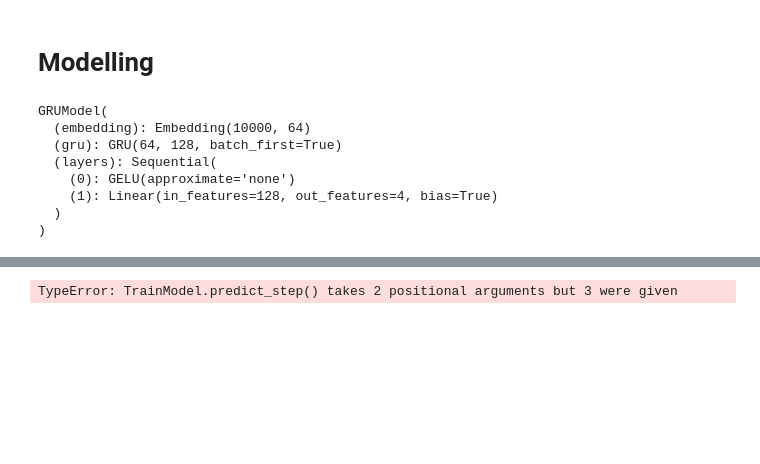
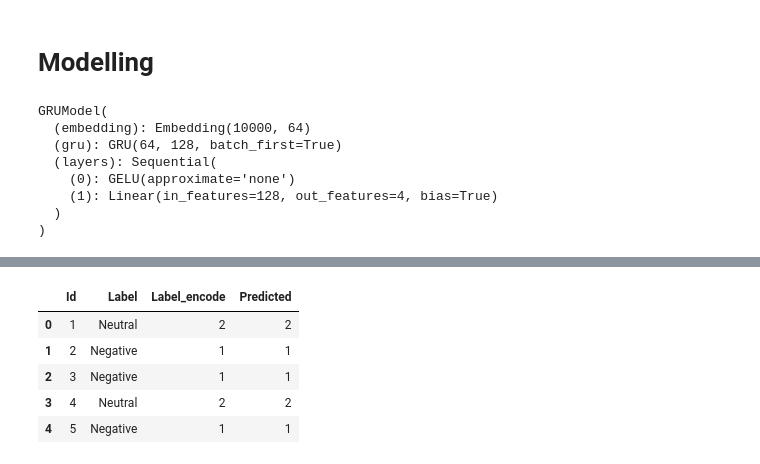
Before and after one commit to anka0501/Sentiment-Analysis, a Jupyter notebook: eda.ipynb, the cells around one changed output, grey strips where cells are left out. Drawn from its saved outputs; the diff is of its cells as text; code cells hidden in the pictures; blank space fills up the shorter version.

```diff
--- a/eda.ipynb
+++ b/eda.ipynb
@@ -538,7 +560,0 @@ PermissionError: [Errno 13] Permission denied: 'c:/Users/annag/Desktop/Data Scie
-# %%
-
-# automatically auto-loads the best weights from the previous run
-# predictions = trainer.predict(dataloaders = dataloader_val)
-predictions = trainer.predict(model, dataloaders=dataloader_val)
-# %% [output]
-TypeError: TrainModel.predict_step() takes 2 positional arguments but 3 were given
@@ -676,0 +561,15 @@ class MetricsCallback:
+# %%
+y_true_val = structure_val.encode_data()
+test_preds = model.get_test_preds().detach().cpu().numpy()
+pred_val = pd.DataFrame({'Id': list(range(1,len(val)+1)),
+                         'Label': y_val,
+                         'Label_encode': y_true_val,
+                         'Predicted': test_preds})
+pred_val.head()
+# %% [output]
+|  | Id | Label | Label_encode | Predicted |
+| 0 | 1 | Neutral | 2 | 2 |
+| 1 | 2 | Negative | 1 | 1 |
+| 2 | 3 | Negative | 1 | 1 |
+| 3 | 4 | Neutral | 2 | 2 |
+| 4 | 5 | Negative | 1 | 1 |
```
Also changed, not shown: parts of 25 cells of this notebook.
